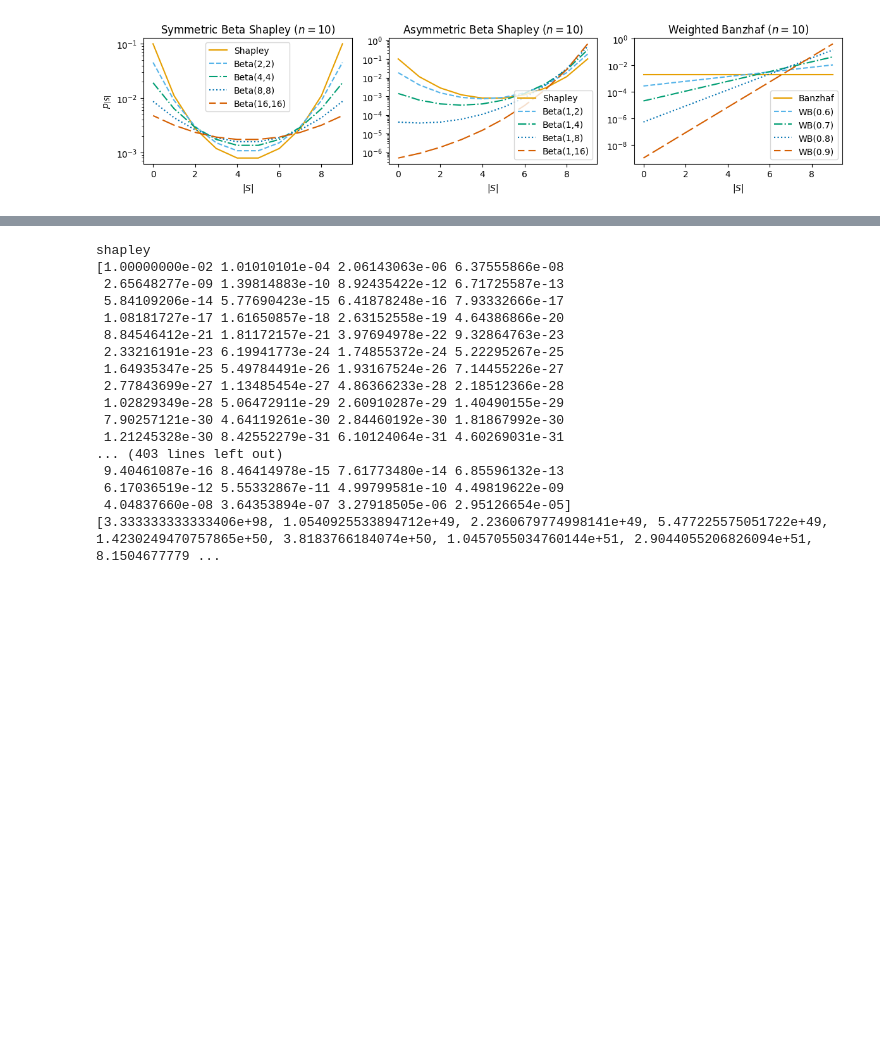
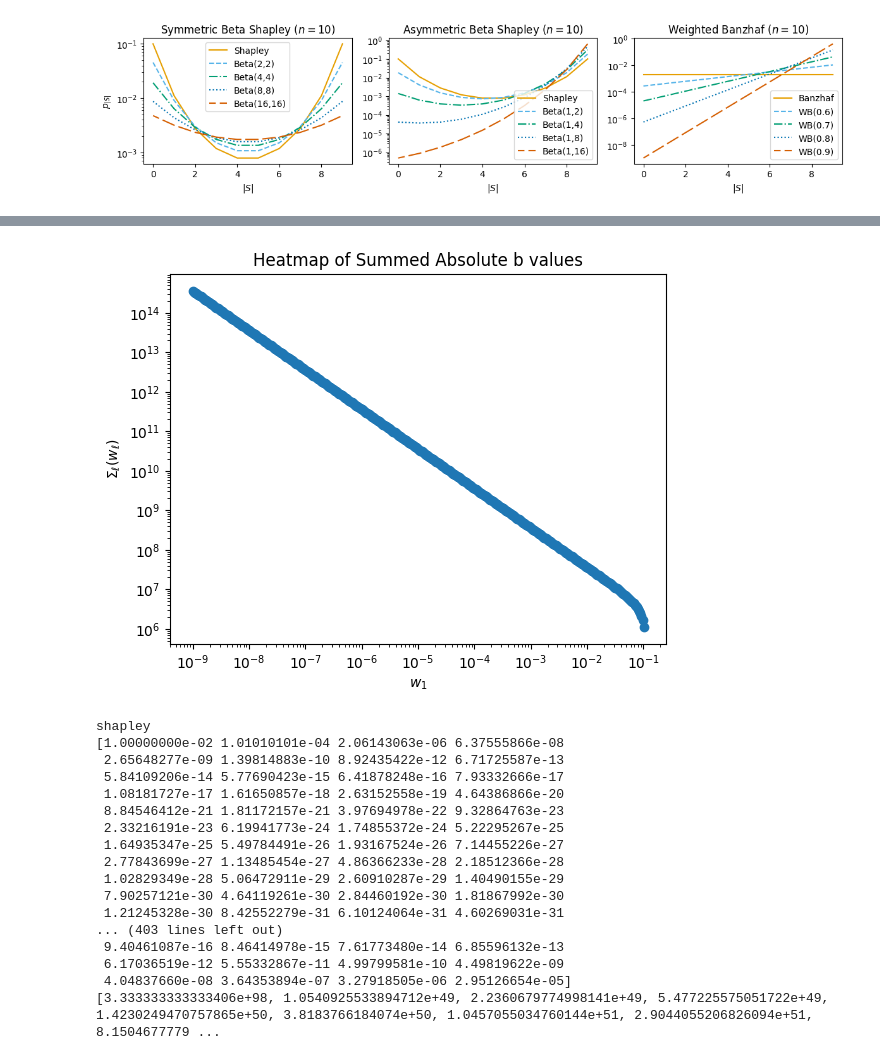
Before and after one commit to rtealwitter/regressionMSR, a Jupyter notebook: plot_pretty.ipynb, the cells around one changed output, grey strips where cells are left out. Saved outputs shown, nothing was run; the diff lists cells and outputs as text; code cells hidden in the pictures; blank space fills up the shorter version.

Commit message:
computing weights!

```diff
--- a/plot_pretty.ipynb
+++ b/plot_pretty.ipynb
@@ -167,3 +124,62 @@ plt.show()
+# %%
+weighting_name = "weighted_banzhaf_0.9"
+weighting_name = "shapley"
+weighting_name = "banzhaf"
+# Import scipy binom function
+import scipy
+
+def compute_weight_norm(w, p):
+    # Normalize the weights
+    c_sq = 0
+    for ell in range(1, n+1):
+        c_sq += scipy.special.binom(n-1, ell-1) * p[ell-1] ** 2 / w[ell] ** 2
+    for ell in range(n):
+        c_sq += scipy.special.binom(n-1, ell) * p[ell] ** 2 / w[ell] ** 2
+    return np.sqrt(c_sq)
+
+def compute_weights(w1, p):
+    n = len(p)
+    w = np.zeros(n+1)
+    w[0] = 1
+    w[1] = w1
+    # Solve for the rest of the weights
+    for ell in range(1, n):
+        numerator = p[ell]**2 * w[ell]**2 * w[ell-1]**2
+        denominator1 = 2 * p[ell] * p[ell-1] * w[ell-1]**2
+        denominator2 = -1*p[ell-1]**2 * w[ell]**2
+        w[ell+1] = np.sqrt(numerator / (denominator1 + denominator2))
+
+    c = compute_weight_norm(w, p)
+    # Check if c is nan
+    if not np.isnan(c):
+        assert np.allclose(compute_weight_norm(w*c, p), 1)
+    return w*c
+
+
+n = 150
+p = get_p(n, weighting_name)
+
+# try log increasing values of b0 and b1
+val_ranges = np.geomspace(10e-10, 10e10, 1000)
+# all possible values of b0 and b1
+w = np.zeros(n+1)
+saved_w = np.zeros(len(val_ranges))
+# use meshgrid to get all possible values of b0 and b1
+for w1_idx, w1 in enumerate(val_ranges):
+    w = compute_weights(w1, p)
+    saved_w[w1_idx] = np.sum(w)
+
+# Plot the heatmap with labeled axes
+plt.scatter(val_ranges, saved_w)
+plt.xscale('log')
+plt.yscale('log')
+
+plt.xlabel(r"$w_1$")
+plt.ylabel(r"$\Sigma_\ell(w_\ell)$")
+plt.title("Heatmap of Summed Absolute b values")
+plt.show()
+# %% [output]
+[figure, added]
 # %%
 for weighting in weightings:
     for weighting_name in weightings[weighting]:
```
Also changed, not shown: parts of 1 cell of this notebook, 1 other file.
